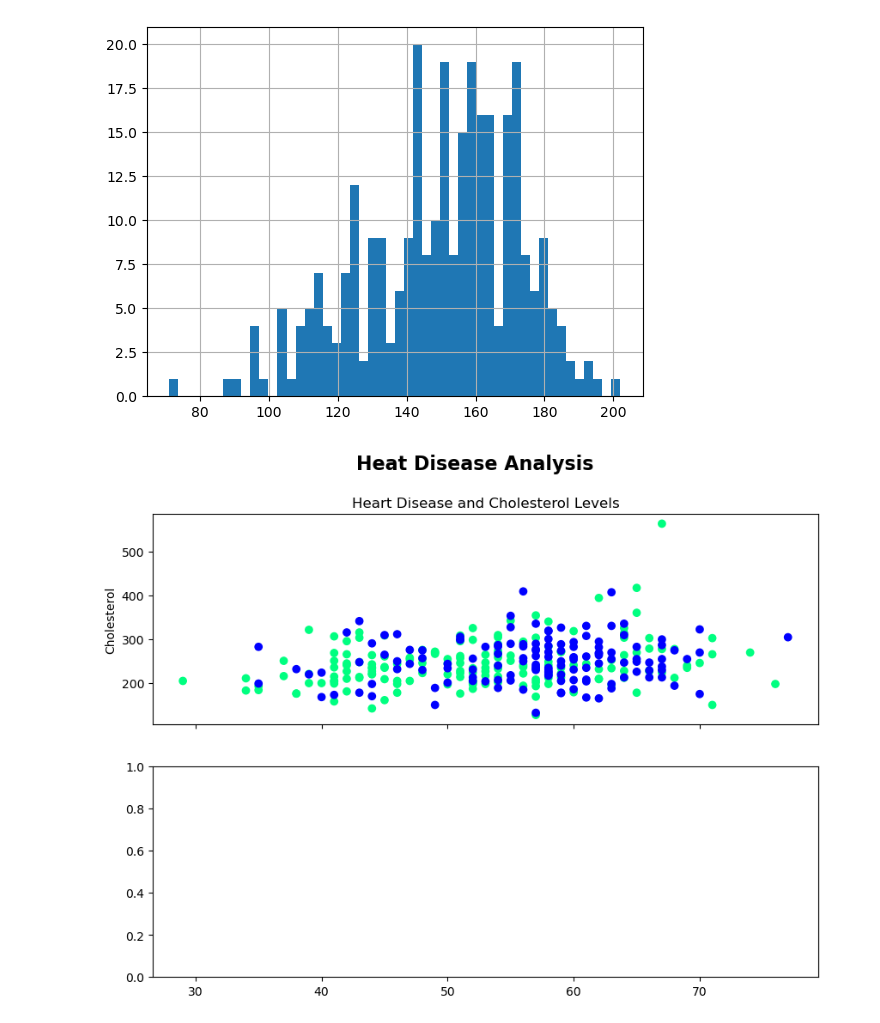
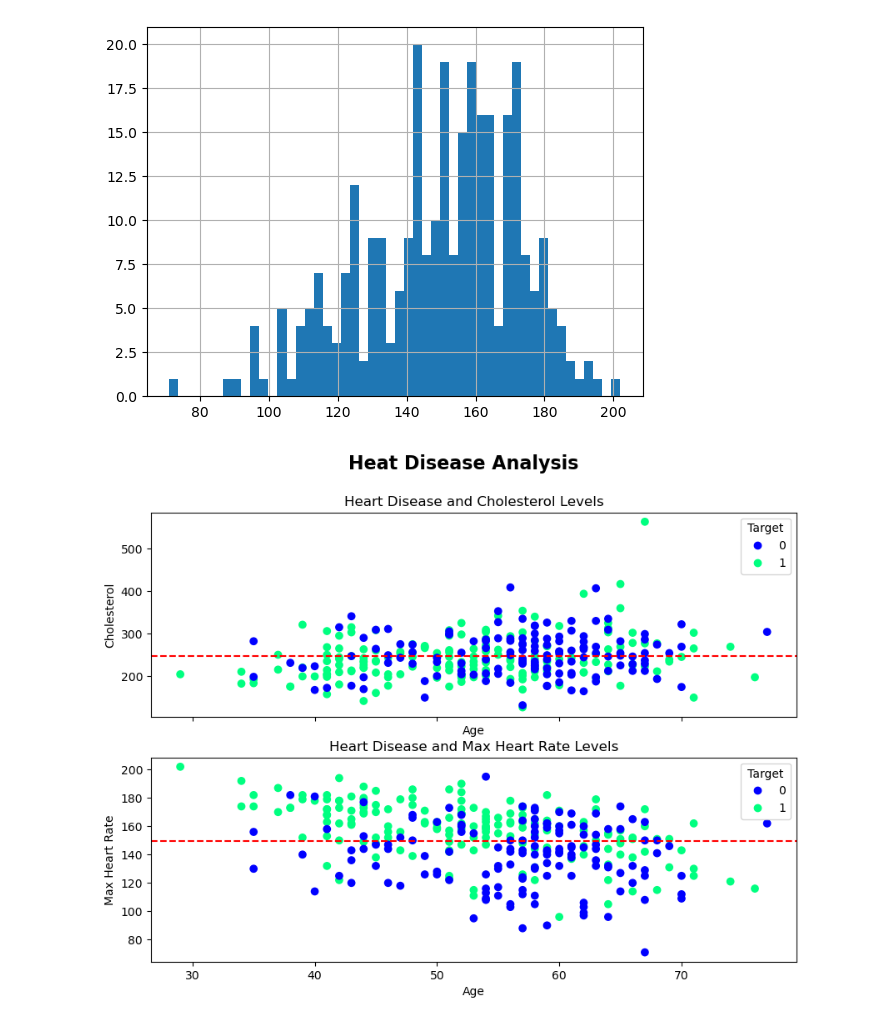
Before and after one commit to sofiandefro/machine-learning-project, a Jupyter notebook: plot-train.ipynb, the cells around one changed output. Drawn from its saved outputs; the diff is of its cells as text; code cells hidden in the pictures.

Commit message:
first model for heart disease

```diff
--- a/plot-train.ipynb
+++ b/plot-train.ipynb
@@ -174,9 +174,18 @@ heart_disease["thalach"].hist(bins=50)
 [figure]
 # %%
 fig, ax = plt.subplots(nrows=2, ncols=1, sharex=True, figsize=(10,7))
-ax[0].scatter(heart_disease["age"], heart_disease["chol"], c = heart_disease["target"], cmap='winter');
-ax[0].set(title="Heart Disease and Cholesterol Levels", ylabel="Cholesterol")
+
+scatter = ax[0].scatter(heart_disease["age"], heart_disease["chol"], c = heart_disease["target"], cmap='winter');
+ax[0].set(title="Heart Disease and Cholesterol Levels", ylabel="Cholesterol", xlabel="Age")
+ax[0].legend(*scatter.legend_elements(), title="Target")
+ax[0].axhline(y=heart_disease["chol"].mean(), color="r", linestyle="dashed", label="Average");
+
+
+scatter = ax[1].scatter(heart_disease["age"], heart_disease["thalach"], c = heart_disease["target"], cmap='winter');
+ax[1].set(title="Heart Disease and Max Heart Rate Levels", ylabel="Max Heart Rate", xlabel="Age")
+ax[1].legend(*scatter.legend_elements(), title="Target")
+ax[1].axhline(y=heart_disease["thalach"].mean(), color="r", linestyle="dashed", label="Average");
 
 fig.suptitle("Heat Disease Analysis", fontsize=16, fontweight="bold");
 # %% [output]
-[figure, old version]
+[figure, new version]
```
Also changed, not shown: parts of 7 cells of this notebook, 2 other files.
